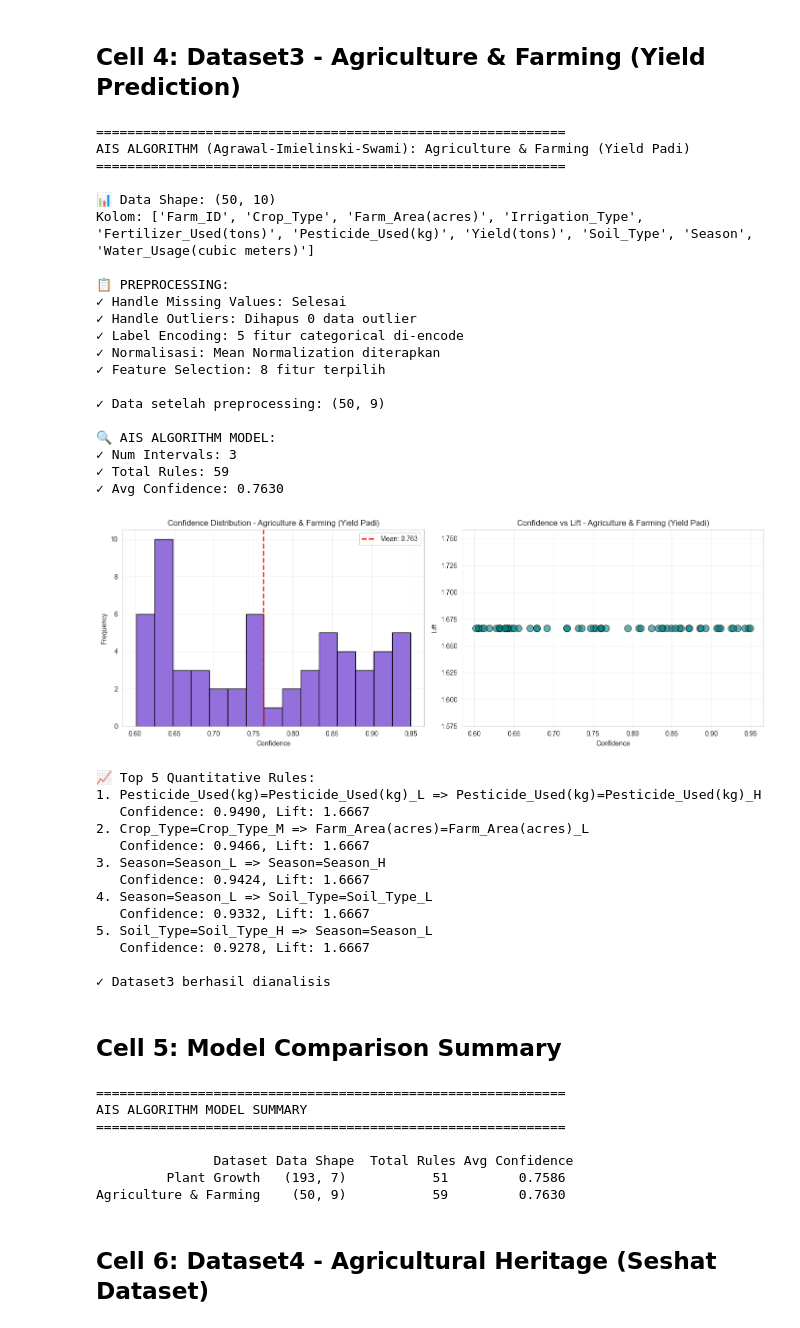
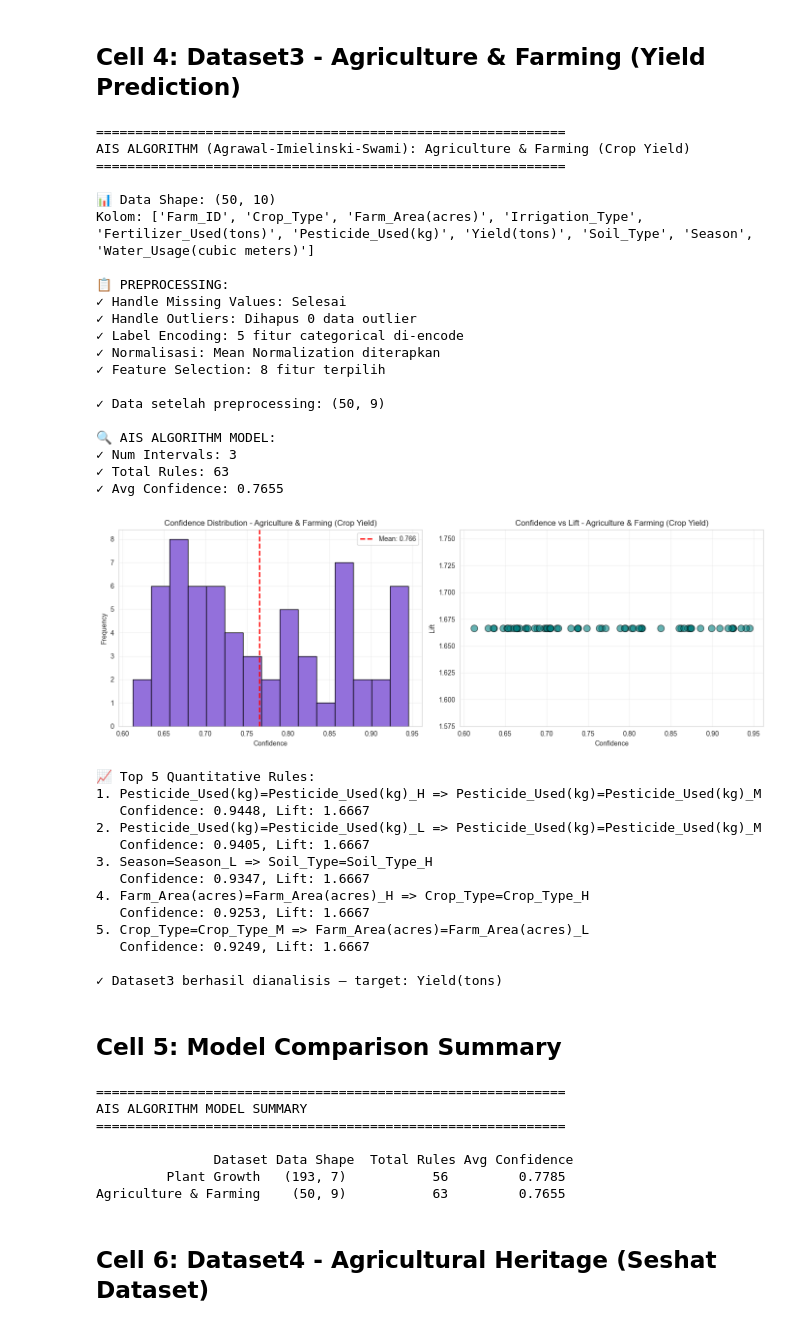
Before and after one commit to Vortexaint/MachineLearningAssociationOnPlantFarms, a Jupyter notebook: AgrawalImielinskiSwami.ipynb, the cells around one changed output. Drawn from its saved outputs; the diff is of its cells as text; code cells hidden in the pictures.

```diff
--- a/AgrawalImielinskiSwami.ipynb
+++ b/AgrawalImielinskiSwami.ipynb
@@ -177,7 +177,7 @@ class AISAlgorithm:
                             })
         return rules
 
-    def fit(self, df):
+    def fit(self, df, target_col=None):
         df_discrete = self.discretize_continuous(df)
         itemsets = self.generate_itemsets(df_discrete)
         self.rules = self.generate_rules(itemsets)
@@ -215,7 +215,7 @@ def run_ais_analysis(data_path, dataset_name, target_col=None):
 
     print("\n🔍 AIS ALGORITHM MODEL:")
     model = AISAlgorithm(min_support=0.15, min_confidence=0.6, num_intervals=3)
-    model.fit(df_processed)
+    model.fit(df_processed, target_col)
 
     summary = model.get_summary()
     print(f"✓ Num Intervals: {summary['num_intervals']}")
@@ -410,48 +432,57 @@ Kolom: ['Soil_Type', 'Sunlight_Hours', 'Water_Frequency', 'Fertilizer_Type', 'Te
 # %% [markdown]
 ## Cell 4: Dataset3 - Agriculture & Farming (Yield Prediction)
 # %%
-dataset3_path = r'Dataset\Dataset3_CSV_Agriculture&Farming\agriculture_dataset.csv'
+
+# Dataset 3: Agriculture - Crop Yield Prediction
+dataset3_path = r'Dataset\\Dataset3_CSV_Agriculture&Farming\\agriculture_dataset.csv'
 
 if os.path.exists(dataset3_path):
-    model_agri, data_agri = run_ais_analysis(dataset3_path, "Agriculture & Farming (Yield Padi)", "Yield(tons)")
-    print(f"\n✓ Dataset3 berhasil dianalisis")
+    _df3_tmp = pd.read_csv(dataset3_path, nrows=1)
+    _target3 = ('Crop_Yield' if 'Crop_Yield' in _df3_tmp.columns
+                else 'Yield(tons)' if 'Yield(tons)' in _df3_tmp.columns else None)
+    if _target3 is None:
+        print("\u26a0\ufe0f Kolom target tidak ditemukan di Dataset3")
+    else:
+        model_agri, data_agri = run_ais_analysis(
+            dataset3_path, "Agriculture & Farming (Crop Yield)", _target3)
+        print(f"\n\u2713 Dataset3 berhasil dianalisis — target: {_target3}")
 else:
-    print(f"⚠️ File tidak ditemukan: {dataset3_path}")
+    print(f"\u26a0\ufe0f File tidak ditemukan: {dataset3_path}")
 # %% [output]
 ============================================================
-AIS ALGORITHM (Agrawal-Imielinski-Swami): Agriculture & Farming (Yield Padi)
+AIS ALGORITHM (Agrawal-Imielinski-Swami): Agriculture & Farming (Crop Yield)
 ============================================================
 
 📊 Data Shape: (50, 10)
 Kolom: ['Farm_ID', 'Crop_Type', 'Farm_Area(acres)', 'Irrigation_Type', 'Fertilizer_Used(tons)', 'Pesticide_Used(kg)', 'Yield(tons)', 'Soil_Type', 'Season', 'Water_Usage(cubic meters)']
 
 📋 PREPROCESSING:
 ✓ Handle Missing Values: Selesai
 ✓ Handle Outliers: Dihapus 0 data outlier
 ✓ Label Encoding: 5 fitur categorical di-encode
 ✓ Normalisasi: Mean Normalization diterapkan
 ✓ Feature Selection: 8 fitur terpilih
 
 ✓ Data setelah preprocessing: (50, 9)
 
 🔍 AIS ALGORITHM MODEL:
 ✓ Num Intervals: 3
-✓ Total Rules: 59
-✓ Avg Confidence: 0.7630
+✓ Total Rules: 63
+✓ Avg Confidence: 0.7655
-[figure, old version]
+[figure, new version]
 📈 Top 5 Quantitative Rules:
-1. Pesticide_Used(kg)=Pesticide_Used(kg)_L => Pesticide_Used(kg)=Pesticide_Used(kg)_H
-   Confidence: 0.9490, Lift: 1.6667
-2. Crop_Type=Crop_Type_M => Farm_Area(acres)=Farm_Area(acres)_L
-   Confidence: 0.9466, Lift: 1.6667
-3. Season=Season_L => Season=Season_H
-   Confidence: 0.9424, Lift: 1.6667
-4. Season=Season_L => Soil_Type=Soil_Type_L
-   Confidence: 0.9332, Lift: 1.6667
-5. Soil_Type=Soil_Type_H => Season=Season_L
-   Confidence: 0.9278, Lift: 1.6667
+1. Pesticide_Used(kg)=Pesticide_Used(kg)_H => Pesticide_Used(kg)=Pesticide_Used(kg)_M
+   Confidence: 0.9448, Lift: 1.6667
+2. Pesticide_Used(kg)=Pesticide_Used(kg)_L => Pesticide_Used(kg)=Pesticide_Used(kg)_M
+   Confidence: 0.9405, Lift: 1.6667
+3. Season=Season_L => Soil_Type=Soil_Type_H
+   Confidence: 0.9347, Lift: 1.6667
+4. Farm_Area(acres)=Farm_Area(acres)_H => Crop_Type=Crop_Type_H
+   Confidence: 0.9253, Lift: 1.6667
+5. Crop_Type=Crop_Type_M => Farm_Area(acres)=Farm_Area(acres)_L
+   Confidence: 0.9249, Lift: 1.6667
 
-✓ Dataset3 berhasil dianalisis
+✓ Dataset3 berhasil dianalisis — target: Yield(tons)
 # %% [markdown]
 ## Cell 5: Model Comparison Summary
 # %%
@@ -477,8 +508,8 @@ AIS ALGORITHM MODEL SUMMARY
 ============================================================
 
                Dataset Data Shape  Total Rules Avg Confidence
-         Plant Growth   (193, 7)           51         0.7586
-Agriculture & Farming    (50, 9)           59         0.7630
+         Plant Growth   (193, 7)           56         0.7785
+Agriculture & Farming    (50, 9)           63         0.7655
 # %% [markdown]
 ## Cell 6: Dataset4 - Agricultural Heritage (Seshat Dataset)
 # %%
```
Also changed, not shown: parts of 6 cells of this notebook, 6 other files.
